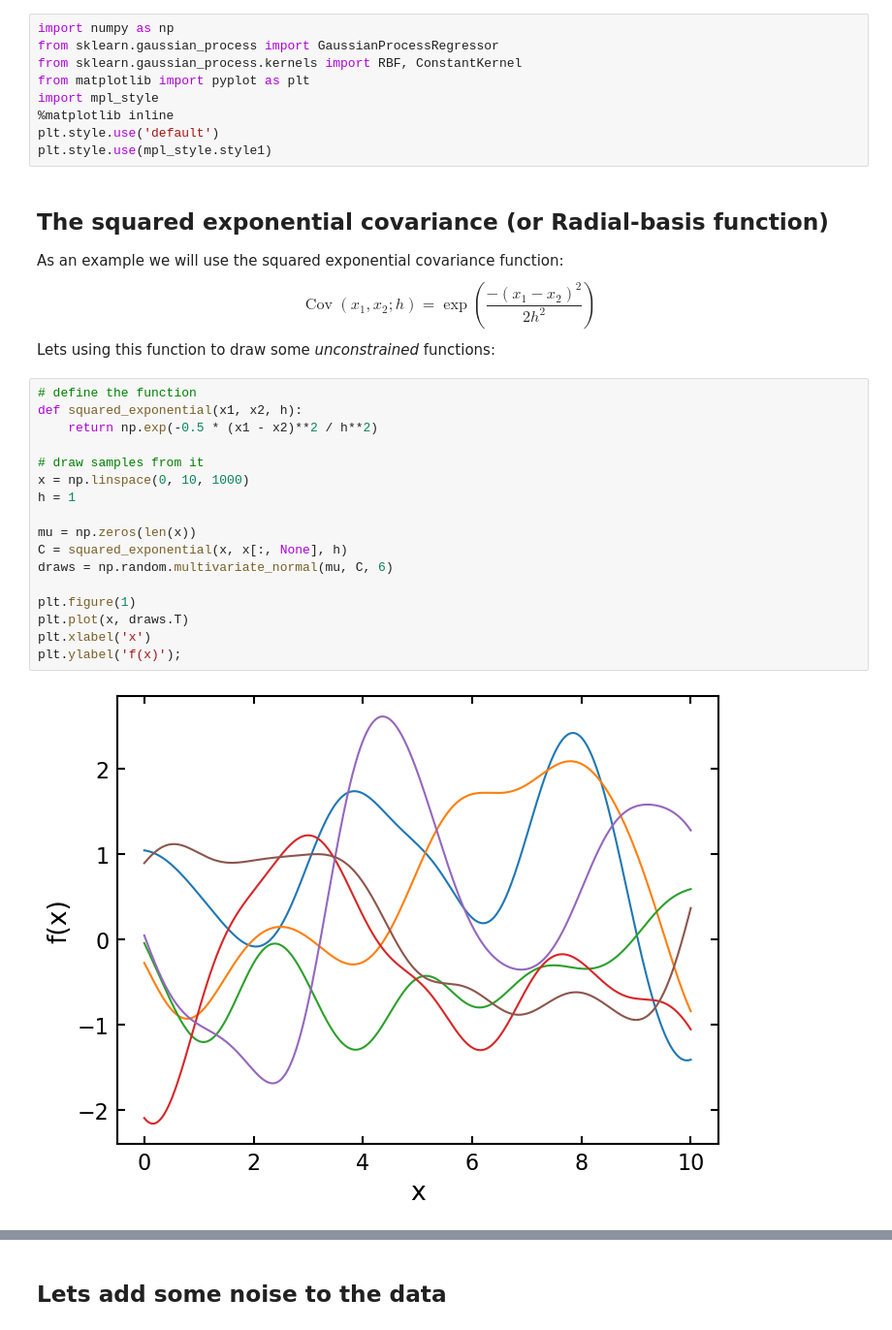
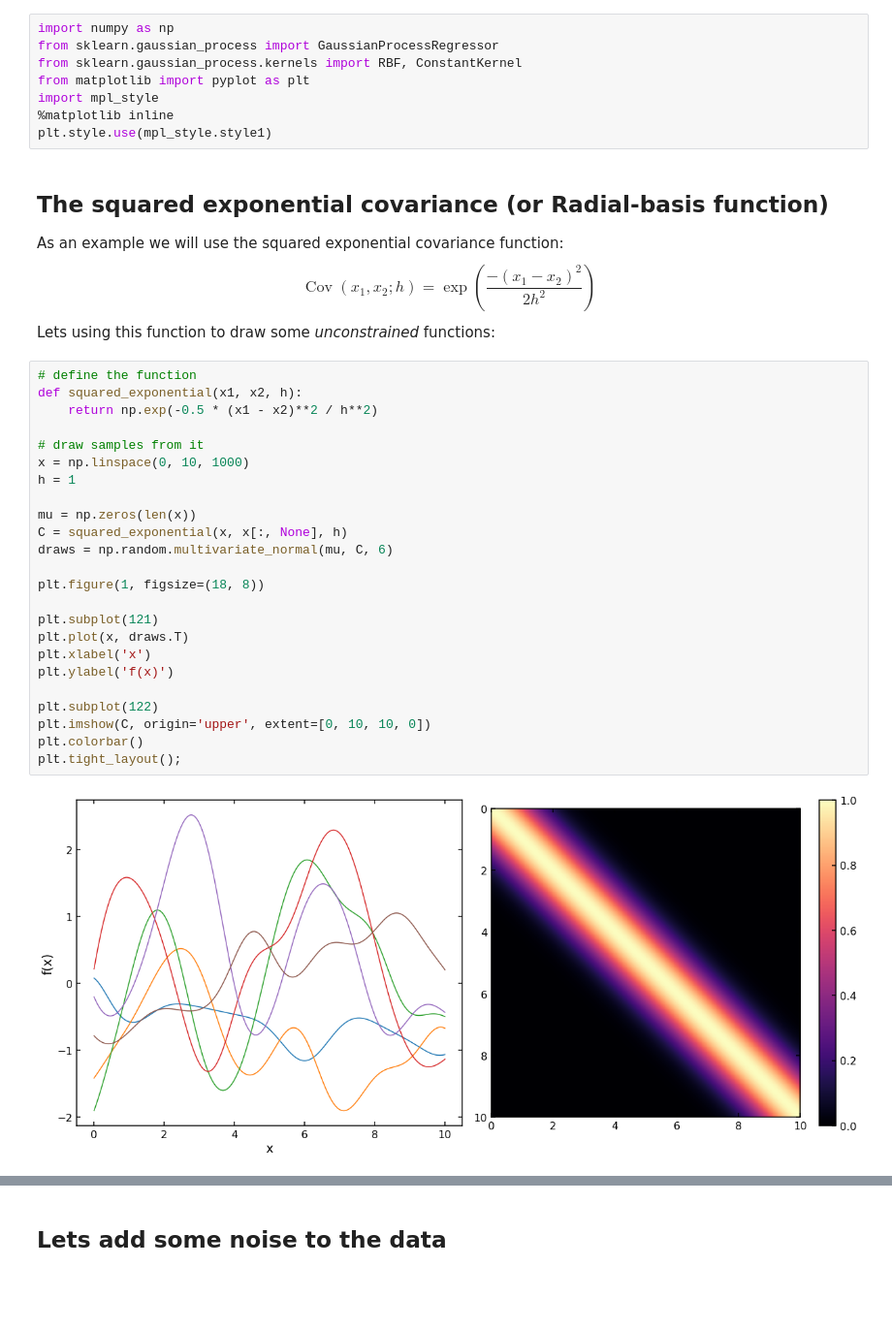
Before and after one commit to CKrawczyk/jupyter_data_languages, a Jupyter notebook: Gaussian_process_regression.ipynb, the cells around one changed output, grey strips where cells are left out. Shown at 97% size. Saved outputs shown, nothing was run; the diff lists cells and outputs as text; blank space fills up the shorter version.

```diff
--- a/Gaussian_process_regression.ipynb
+++ b/Gaussian_process_regression.ipynb
@@ -15,7 +15,6 @@ from sklearn.gaussian_process.kernels import RBF, ConstantKernel
 from matplotlib import pyplot as plt
 import mpl_style
 %matplotlib inline
-plt.style.use('default')
 plt.style.use(mpl_style.style1)
 # %% [markdown]
 ## The squared exponential covariance (or Radial-basis function)
@@ -25,21 +24,28 @@ Lets using this function to draw some _unconstrained_ functions:
 # %%
 # define the function
 def squared_exponential(x1, x2, h):
     return np.exp(-0.5 * (x1 - x2)**2 / h**2)
 
 # draw samples from it
 x = np.linspace(0, 10, 1000)
 h = 1
 
 mu = np.zeros(len(x))
 C = squared_exponential(x, x[:, None], h)
 draws = np.random.multivariate_normal(mu, C, 6)
 
-plt.figure(1)
+plt.figure(1, figsize=(18, 8))
+
+plt.subplot(121)
 plt.plot(x, draws.T)
 plt.xlabel('x')
-plt.ylabel('f(x)');
+plt.ylabel('f(x)')
+
+plt.subplot(122)
+plt.imshow(C, origin='upper', extent=[0, 10, 10, 0])
+plt.colorbar()
+plt.tight_layout();
 # %% [output]
-[figure, old version]
+[figure, new version]
 # %% [markdown]
 ## Constrain the model
```
Also changed, not shown: parts of 3 cells of this notebook, 1 other file.
